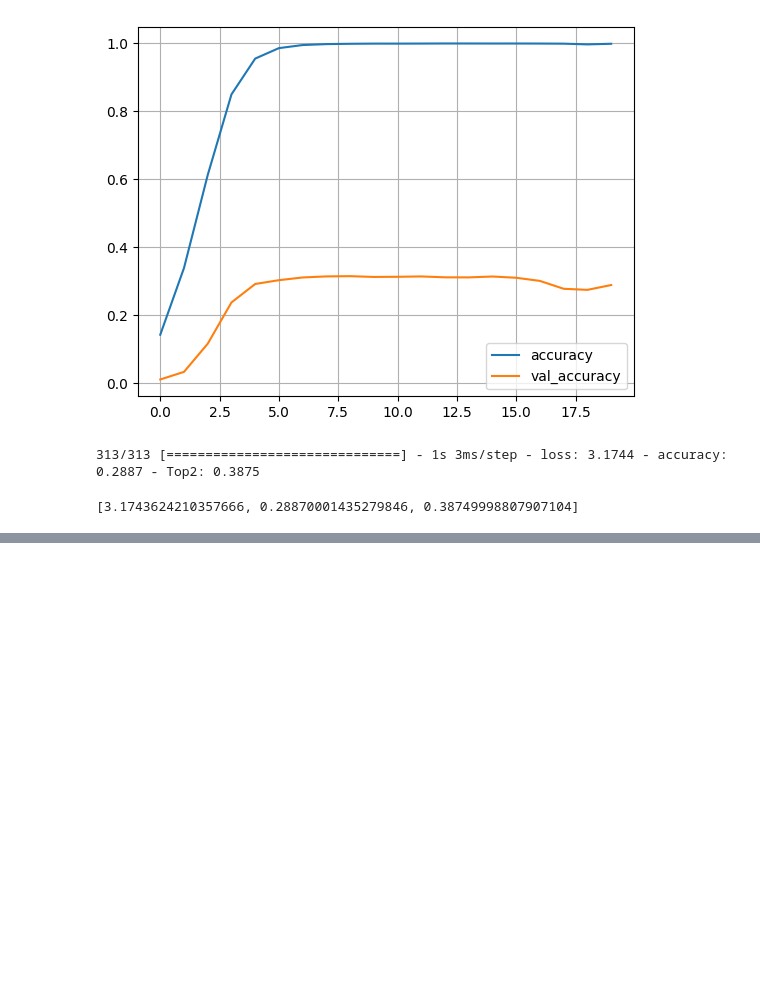
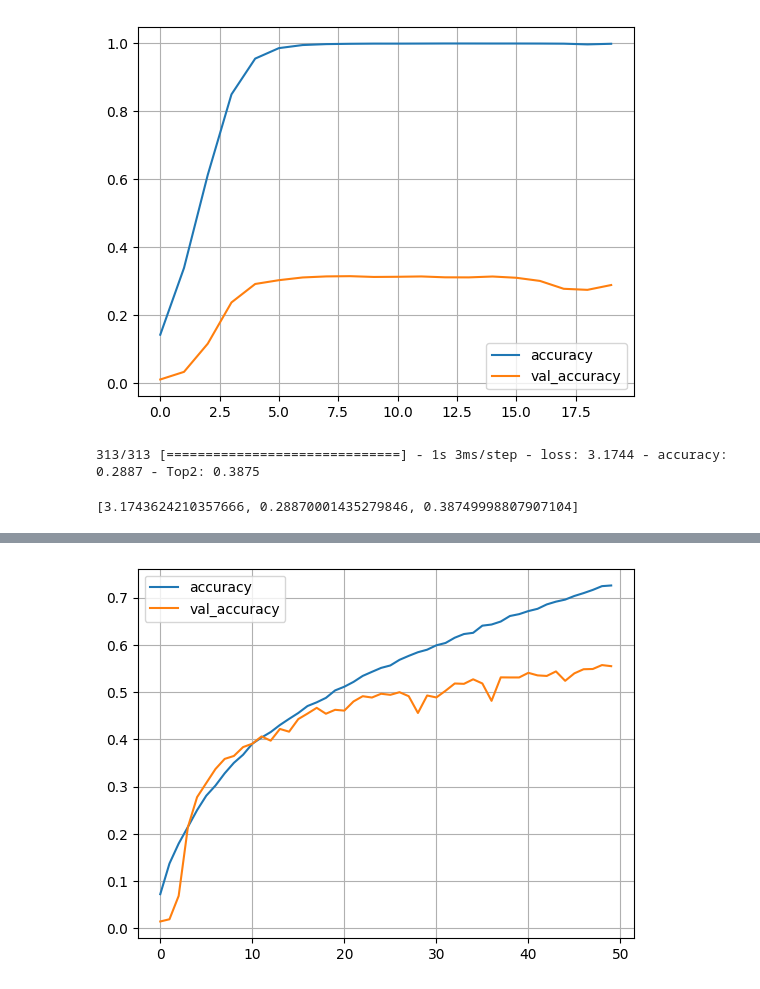
Before and after one commit to BerVol57/IC, a Jupyter notebook: Lab 3/Lab3.ipynb, the cells around one changed output, grey strips where cells are left out. Saved outputs shown, nothing was run; the diff lists cells and outputs as text; code cells hidden in the pictures; blank space fills up the shorter version.

```diff
--- a/Lab 3/Lab3.ipynb
+++ b/Lab 3/Lab3.ipynb
@@ -599,0 +685,7 @@ model_4.evaluate(x_test, y_test)
+# %%
+plt.plot(history_5.history["accuracy"], label="accuracy")
+plt.plot(history_5.history["val_accuracy"], label="val_accuracy")
+plt.legend()
+plt.grid()
+# %% [output]
+[figure, added]
```
Also changed, not shown: parts of 12 cells of this notebook, 4 other files.
